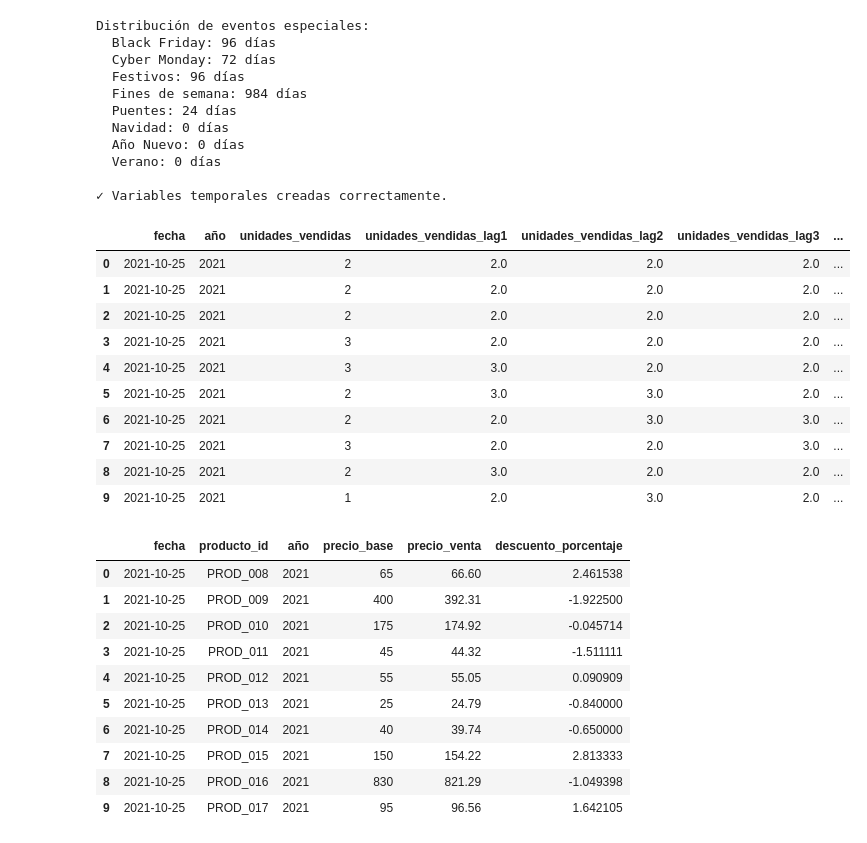
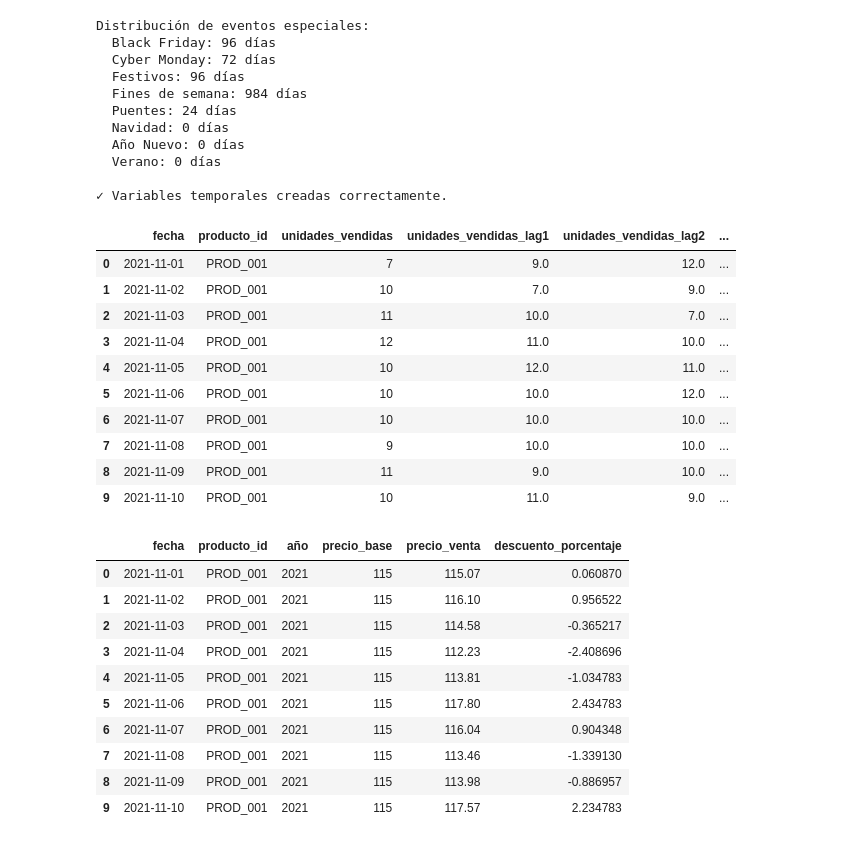
Before and after one commit to JorgeAlcaide7/1a-EXPERIENC-IA-DATASCIENCE, a Jupyter notebook: notebooks/entrenamiento.ipynb, the cells around one changed output. Drawn from its saved outputs; the diff is of its cells as text; code cells hidden in the pictures.

```diff
--- a/notebooks/entrenamiento.ipynb
+++ b/notebooks/entrenamiento.ipynb
@@ -611,42 +611,46 @@ Distribución de eventos especiales:
 
 ✓ Variables temporales creadas correctamente.
 # %%
-# 🤖 Crear lags de unidades vendidas (1 a 7) y media móvil de 7 días, por año
-# Copia del dataframe temporal
-
+# 🤖 Crear lags de unidades vendidas (1 a 7) y media móvil de 7 días, POR PRODUCTO
 # Usamos df_temporal generado en la celda anterior
 
 df_lags = df_temporal.copy()
 
-# Ordenar por fecha para cada año
-# (por si acaso no está ordenado)
-df_lags = df_lags.sort_values(['año', 'fecha']).reset_index(drop=True)
+# Ordenar por PRODUCTO y fecha: cada serie temporal pertenece a un único producto.
+# (Antes se ordenaba solo por año, lo que mezclaba ventas de productos distintos.)
+df_lags = df_lags.sort_values(['producto_id', 'fecha']).reset_index(drop=True)
 
-# Crear lags y media móvil por año
-for año in df_lags['año'].unique():
-    mask = df_lags['año'] == año
-    for lag in range(1, 8):
-        df_lags.loc[mask, f'unidades_vendidas_lag{lag}'] = df_lags.loc[mask, 'unidades_vendidas'].shift(lag)
-    df_lags.loc[mask, 'unidades_vendidas_ma7'] = df_lags.loc[mask, 'unidades_vendidas'].rolling(window=7).mean()
+# Lags por producto: la venta de hace N días del MISMO producto (no de otro)
+for lag in range(1, 8):
+    df_lags[f'unidades_vendidas_lag{lag}'] = (
+        df_lags.groupby('producto_id')['unidades_vendidas'].shift(lag)
+    )
+
+# Media móvil de 7 días por producto, desplazada 1 día con .shift(1) para NO incluir
+# el día actual y así evitar fuga del target (mismo criterio que el notebook de inferencia)
+df_lags['unidades_vendidas_ma7'] = (
+    df_lags.groupby('producto_id')['unidades_vendidas']
+    .transform(lambda x: x.rolling(window=7, min_periods=1).mean().shift(1))
+)
 
 # Eliminar registros con nulos en cualquiera de las nuevas variables
 lag_cols = [f'unidades_vendidas_lag{lag}' for lag in range(1,8)] + ['unidades_vendidas_ma7']
 df_lags = df_lags.dropna(subset=lag_cols).reset_index(drop=True)
 
 # Mostrar primeras filas para ver resultado
-df_lags[['fecha', 'año', 'unidades_vendidas'] + lag_cols].head(10)
+df_lags[['fecha', 'producto_id', 'unidades_vendidas'] + lag_cols].head(10)
 # %% [output]
-|  | fecha | año | unidades_vendidas | unidades_vendidas_lag1 | unidades_vendidas_lag2 | unidades_vendidas_lag3 | ... |
-| 0 | 2021-10-25 | 2021 | 2 | 2.0 | 2.0 | 2.0 | ... |
-| 1 | 2021-10-25 | 2021 | 2 | 2.0 | 2.0 | 2.0 | ... |
-| 2 | 2021-10-25 | 2021 | 2 | 2.0 | 2.0 | 2.0 | ... |
-| 3 | 2021-10-25 | 2021 | 3 | 2.0 | 2.0 | 2.0 | ... |
-| 4 | 2021-10-25 | 2021 | 3 | 3.0 | 2.0 | 2.0 | ... |
-| 5 | 2021-10-25 | 2021 | 2 | 3.0 | 3.0 | 2.0 | ... |
-| 6 | 2021-10-25 | 2021 | 2 | 2.0 | 3.0 | 3.0 | ... |
-| 7 | 2021-10-25 | 2021 | 3 | 2.0 | 2.0 | 3.0 | ... |
-| 8 | 2021-10-25 | 2021 | 2 | 3.0 | 2.0 | 2.0 | ... |
-| 9 | 2021-10-25 | 2021 | 1 | 2.0 | 3.0 | 2.0 | ... |
+|  | fecha | producto_id | unidades_vendidas | unidades_vendidas_lag1 | unidades_vendidas_lag2 | ... |
+| 0 | 2021-11-01 | PROD_001 | 7 | 9.0 | 12.0 | ... |
+| 1 | 2021-11-02 | PROD_001 | 10 | 7.0 | 9.0 | ... |
+| 2 | 2021-11-03 | PROD_001 | 11 | 10.0 | 7.0 | ... |
+| 3 | 2021-11-04 | PROD_001 | 12 | 11.0 | 10.0 | ... |
+| 4 | 2021-11-05 | PROD_001 | 10 | 12.0 | 11.0 | ... |
+| 5 | 2021-11-06 | PROD_001 | 10 | 10.0 | 12.0 | ... |
+| 6 | 2021-11-07 | PROD_001 | 10 | 10.0 | 10.0 | ... |
+| 7 | 2021-11-08 | PROD_001 | 9 | 10.0 | 10.0 | ... |
+| 8 | 2021-11-09 | PROD_001 | 11 | 9.0 | 10.0 | ... |
+| 9 | 2021-11-10 | PROD_001 | 10 | 11.0 | 9.0 | ... |
 # %%
 # 🤖 Crear variable descuento porcentaje
 # Fórmula: ((precio_venta - precio_base) / precio_base) * 100
@@ -658,16 +662,16 @@ df_lags['descuento_porcentaje'] = ((df_lags['precio_venta'] - df_lags['precio_ba
 df_lags[['fecha', 'producto_id', 'año', 'precio_base', 'precio_venta', 'descuento_porcentaje']].head(10)
 # %% [output]
 |  | fecha | producto_id | año | precio_base | precio_venta | descuento_porcentaje |
-| 0 | 2021-10-25 | PROD_008 | 2021 | 65 | 66.60 | 2.461538 |
-| 1 | 2021-10-25 | PROD_009 | 2021 | 400 | 392.31 | -1.922500 |
-| 2 | 2021-10-25 | PROD_010 | 2021 | 175 | 174.92 | -0.045714 |
-| 3 | 2021-10-25 | PROD_011 | 2021 | 45 | 44.32 | -1.511111 |
-| 4 | 2021-10-25 | PROD_012 | 2021 | 55 | 55.05 | 0.090909 |
-| 5 | 2021-10-25 | PROD_013 | 2021 | 25 | 24.79 | -0.840000 |
-| 6 | 2021-10-25 | PROD_014 | 2021 | 40 | 39.74 | -0.650000 |
-| 7 | 2021-10-25 | PROD_015 | 2021 | 150 | 154.22 | 2.813333 |
-| 8 | 2021-10-25 | PROD_016 | 2021 | 830 | 821.29 | -1.049398 |
-| 9 | 2021-10-25 | PROD_017 | 2021 | 95 | 96.56 | 1.642105 |
+| 0 | 2021-11-01 | PROD_001 | 2021 | 115 | 115.07 | 0.060870 |
+| 1 | 2021-11-02 | PROD_001 | 2021 | 115 | 116.10 | 0.956522 |
+| 2 | 2021-11-03 | PROD_001 | 2021 | 115 | 114.58 | -0.365217 |
+| 3 | 2021-11-04 | PROD_001 | 2021 | 115 | 112.23 | -2.408696 |
+| 4 | 2021-11-05 | PROD_001 | 2021 | 115 | 113.81 | -1.034783 |
+| 5 | 2021-11-06 | PROD_001 | 2021 | 115 | 117.80 | 2.434783 |
+| 6 | 2021-11-07 | PROD_001 | 2021 | 115 | 116.04 | 0.904348 |
+| 7 | 2021-11-08 | PROD_001 | 2021 | 115 | 113.46 | -1.339130 |
+| 8 | 2021-11-09 | PROD_001 | 2021 | 115 | 113.98 | -0.886957 |
+| 9 | 2021-11-10 | PROD_001 | 2021 | 115 | 117.57 | 2.234783 |
 # %%
 # 🤖 Crear variable precio_competencia y ratio_precio, y eliminar columnas de competidores
 # Calcular precio promedio de Amazon, Decathlon y Deporvillage
```
Also changed, not shown: parts of 18 cells of this notebook, 7 other files.
